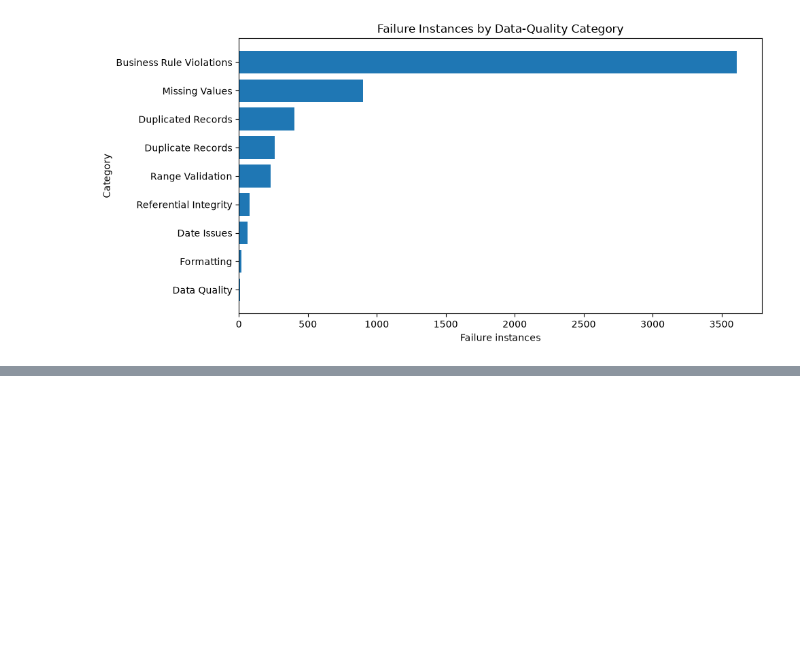
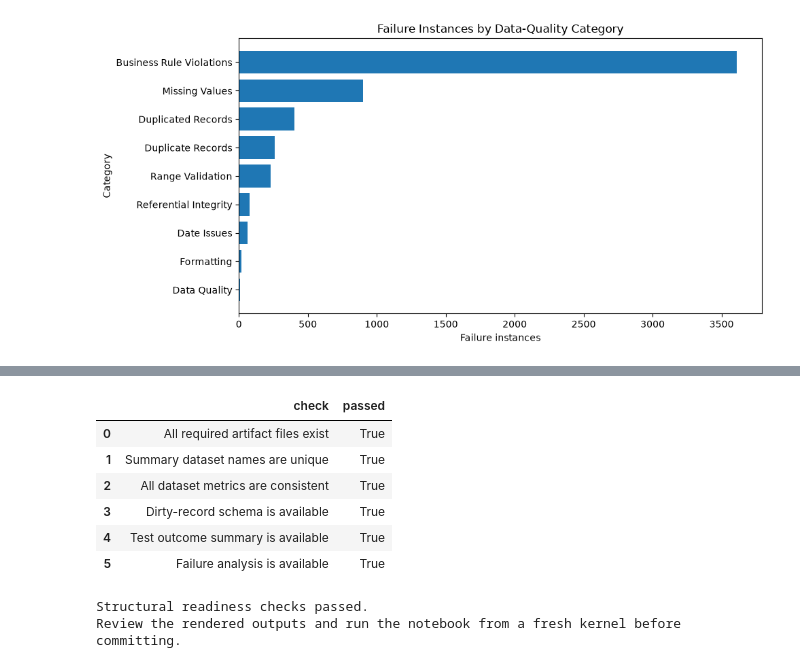
Before and after one commit to jenniferwxe/MegaMart, a Jupyter notebook: dirty_data_profiling/notebook/01_dirty_data_profiling.ipynb, the cells around one changed output, grey strips where cells are left out. Saved outputs shown, nothing was run; the diff lists cells and outputs as text; code cells hidden in the pictures; blank space fills up the shorter version.

```diff
--- a/dirty_data_profiling/notebook/01_dirty_data_profiling.ipynb
+++ b/dirty_data_profiling/notebook/01_dirty_data_profiling.ipynb
@@ -1096,0 +1321,65 @@ if not severity_failures.empty:
+# %%
+readiness_checks = {
+    "All required artifact files exist": all(
+        path.is_file() for path in required_files
+    ),
+    "Summary dataset names are unique": (
+        not summary["dataset"].duplicated().any()
+    ),
+    "All dataset metrics are consistent": (
+        summary["metrics_consistent"].all()
+        if not summary.empty
+        else False
+    ),
+    "Dirty-record schema is available": all(
+        column in dirty_records.columns
+        for column in [
+            "dataset",
+            "record_key",
+            "test_description",
+            "category",
+            "severity",
+        ]
+    ),
+    "Test outcome summary is available": (
+        not outcome_counts.empty
+    ),
+    "Failure analysis is available": (
+        not failure_analysis.empty
+    ),
+}
+
+readiness_report = pd.DataFrame(
+    [
+        {
+            "check": check,
+            "passed": bool(passed),
+        }
+        for check, passed in readiness_checks.items()
+    ]
+)
+
+display(readiness_report)
+
+if all(readiness_checks.values()):
+    print(
+        "\nStructural readiness checks passed. "
+        "\nReview the rendered outputs and run the notebook from "
+        "a fresh kernel before committing."
+    )
+else:
+    print(
+        "\nSome readiness checks did not pass. "
+        "\nReview the failed checks and any warnings above before "
+        "treating the notebook as ready to use."
+    )
+# %% [output]
+|  | check | passed |
+| 0 | All required artifact files exist | True |
+| 1 | Summary dataset names are unique | True |
+| 2 | All dataset metrics are consistent | True |
+| 3 | Dirty-record schema is available | True |
+| 4 | Test outcome summary is available | True |
+| 5 | Failure analysis is available | True |
+Structural readiness checks passed.
+Review the rendered outputs and run the notebook from a fresh kernel before committing.
```
Also changed, not shown: parts of 10 cells of this notebook.
